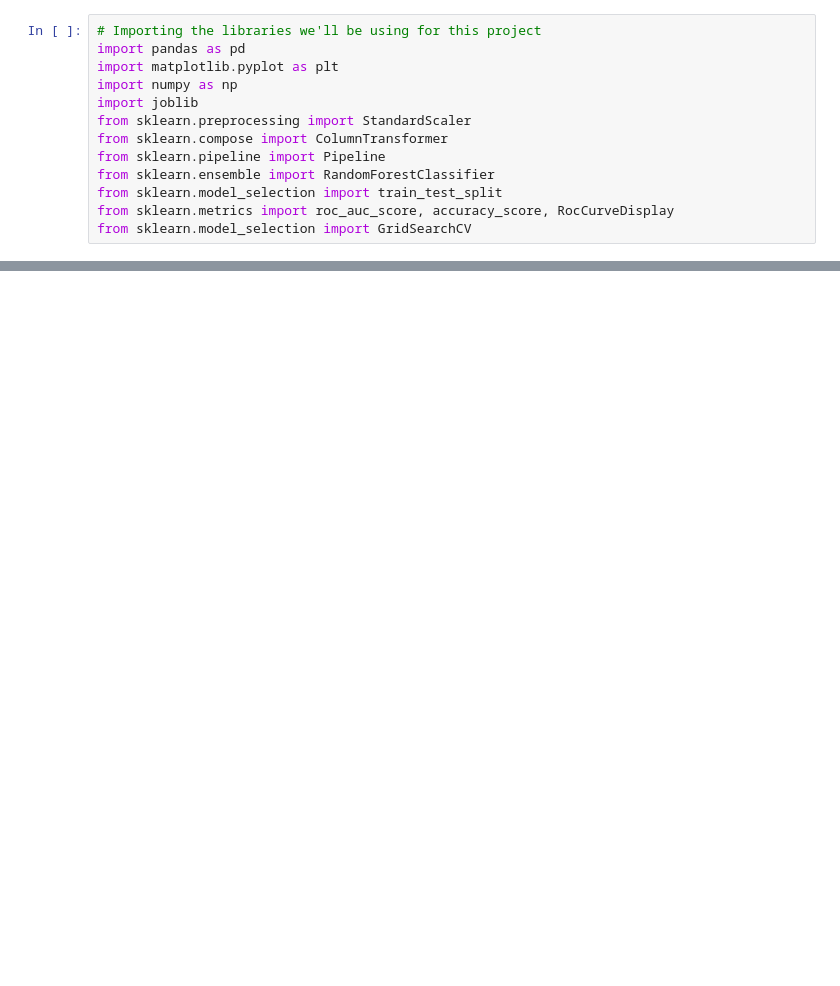
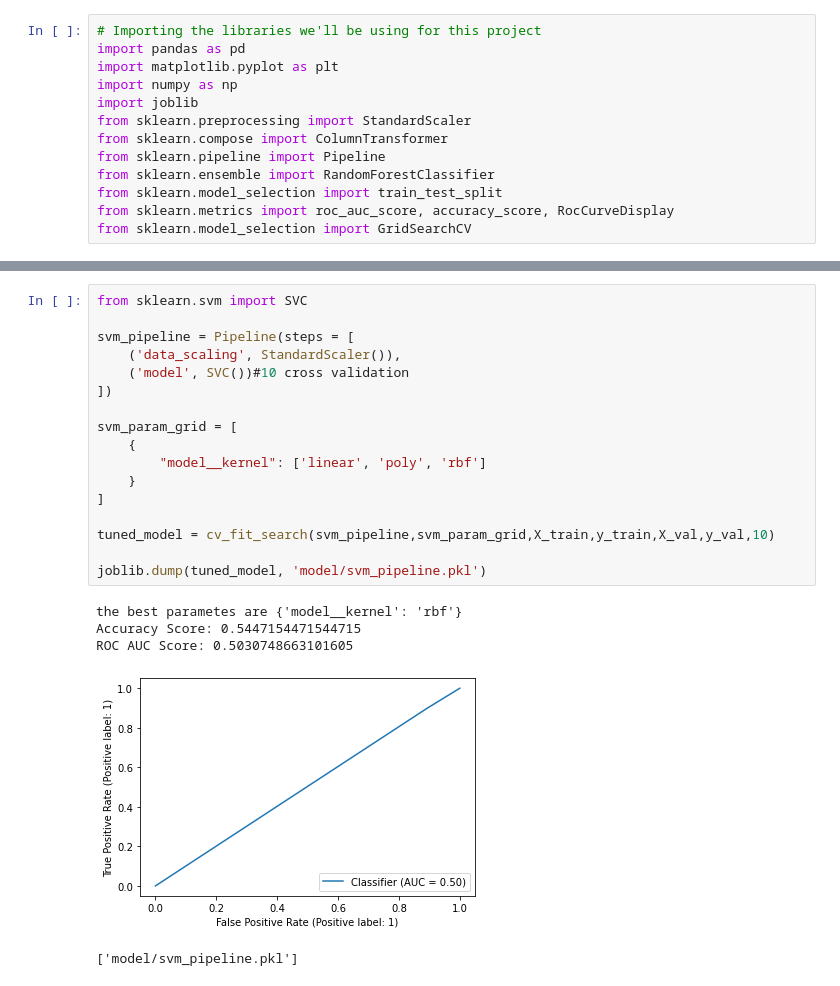
Before and after one commit to nbowen3/cs475_project, a Jupyter notebook: models.ipynb, the cells around one changed output, grey strips where cells are left out. Saved outputs shown, nothing was run; the diff lists cells and outputs as text; blank space fills up the shorter version.

```diff
--- a/models.ipynb
+++ b/models.ipynb
@@ -140 +163,24 @@ ROC AUC Score: 0.5008729519204942
 ['model/knnc_pipeline.pkl']
+# %%
+from sklearn.svm import SVC
+
+svm_pipeline = Pipeline(steps = [
+    ('data_scaling', StandardScaler()),
+    ('model', SVC())#10 cross validation
+])
+
+svm_param_grid = [
+    {
+        "model__kernel": ['linear', 'poly', 'rbf']
+    }
+]
+
+tuned_model = cv_fit_search(svm_pipeline,svm_param_grid,X_train,y_train,X_val,y_val,10)
+
+joblib.dump(tuned_model, 'model/svm_pipeline.pkl')
+# %% [output]
+the best parametes are {'model__kernel': 'rbf'}
+Accuracy Score: 0.5447154471544715
+ROC AUC Score: 0.5030748663101605
+[figure, added]
+['model/svm_pipeline.pkl']
```
Also changed, not shown: parts of 6 cells of this notebook, 3 other files.
